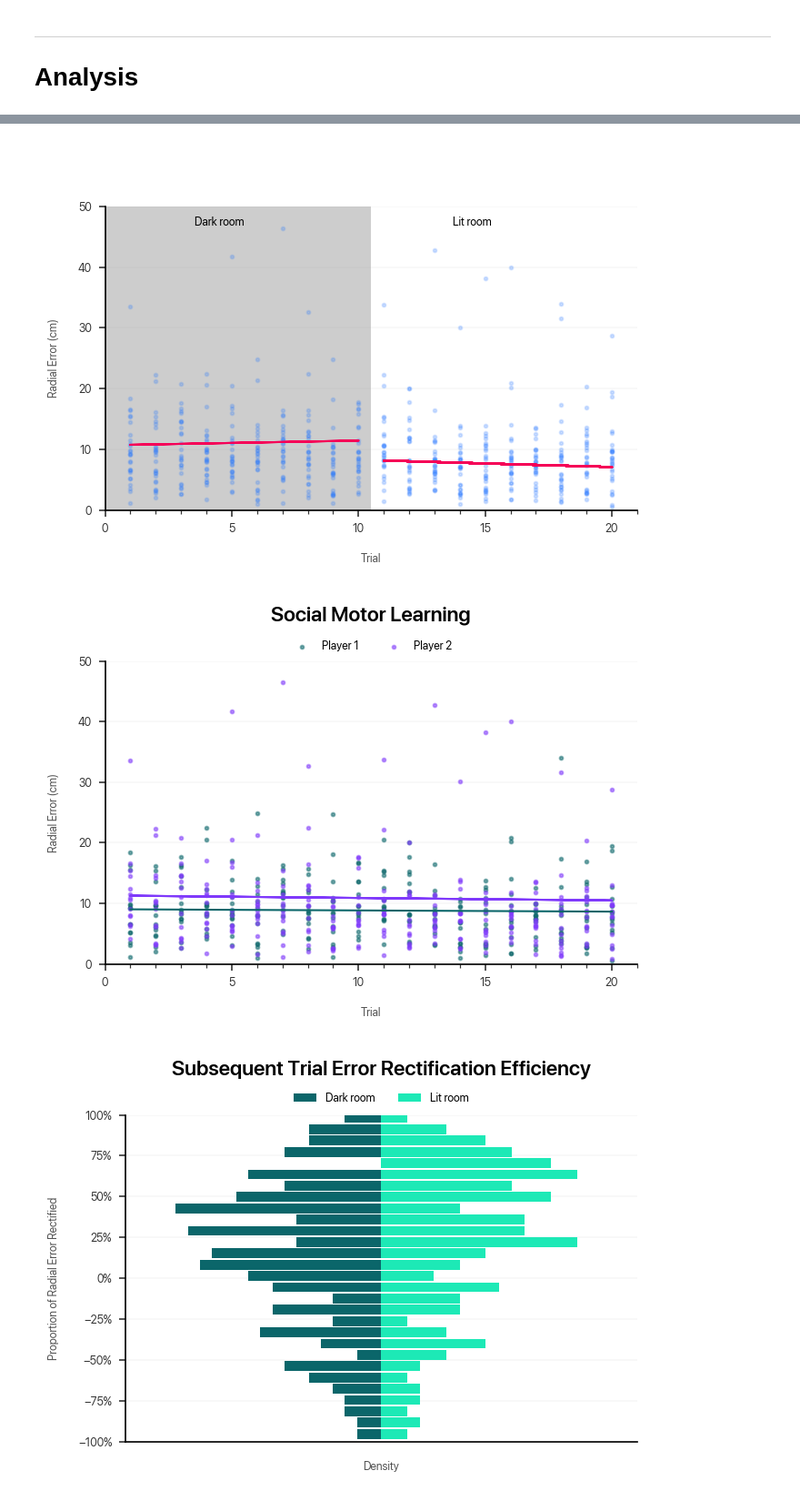
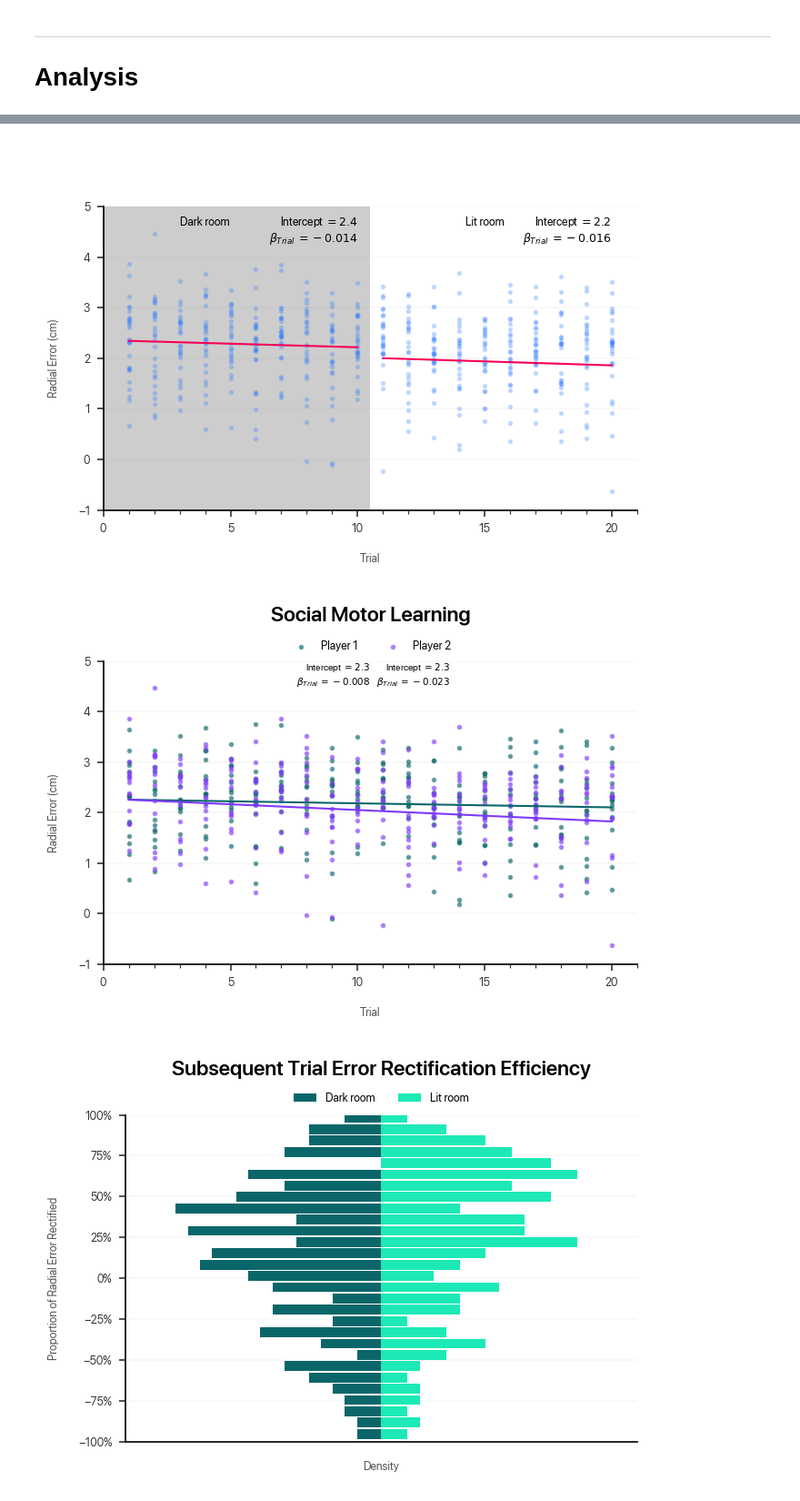
Before and after one commit to dlundgaard/BeerPongMastery, a Jupyter notebook: Analysis/analysis.ipynb, the cells around one changed output, grey strips where cells are left out. Shown at 91% size. Drawn from its saved outputs; the diff is of its cells as text; code cells hidden in the pictures.

```diff
--- a/Analysis/analysis.ipynb
+++ b/Analysis/analysis.ipynb
@@ -159,6 +159,8 @@ class Dataset(pd.Series):
         for session_path in Path(DATA_PATH).iterdir():
             if session_path.name.startswith("Session"):
                 session_id = int(session_path.name[7:])
+                if session_id != 6:
+                    continue
                 recording_data = []
                 for recording_path in session_path.iterdir():
                     if recording_path.suffix == ".tsv":
@@ -421,7 +421,9 @@ def aggregate():
                     ball_data["Distance"] = np.sqrt((ball_data[["X", "Y", "Z"]] ** 2).sum(axis = 1))
                     ball_data["DistanceHorizontal"] = np.sqrt((ball_data[["X", "Y"]] ** 2).sum(axis = 1))
 
-                    above_brim_plane = ball_data["Z"] >= 0
+                    above_brim_plane = (ball_data["Z"] >= 2) & (ball_data["Z"].shift(-1) < 2)
+                    # above_brim_plane = (ball_data["Z"].shift(1) > 2) & (ball_data["Z"] <= 2)
+                    # print(ball_data[above_brim_plane]["DistanceHorizontal"])
                     ball_data["Lateral"] = ball_data["Y"] # in the coordinate system of the recording, the Y-axis is lateral
                     ball_data["Longitude"] = ball_data["X"]
 
@@ -432,15 +434,15 @@ def aggregate():
                         "Trial": trial,
                         "CompletedThrows": trial if condition == "Darkness" else trial + 10,
                         "Outcome": "Hit" if trial_data.outcome else "Miss",
-                        "RadialError": ball_data[above_brim_plane]["Distance"].min(), # minimum distance from cup centroid in cm
-                        "DistanceMiss": max(0, ball_data[above_brim_plane]["Distance"].min() - HIT_RADIUS), # minimum distance from cup in cm
+                        "RadialError": ball_data[above_brim_plane]["DistanceHorizontal"].iloc[0], # minimum distance from cup centroid in cm
+                        # "DistanceMiss": max(0, ball_data[above_brim_plane]["Distance"].iloc[0] - HIT_RADIUS), # minimum distance from cup in cm
                         # "LateralMiss": max(0, abs(ball_data[above_brim_plane]["Lateral"]).min() - HIT_RADIUS), # lateral distance to cup in cm
                         # "LongitudeMiss": max(0, abs(ball_data[above_brim_plane]["Longitude"]).min() - HIT_RADIUS), # longitudinal distance to cup in cm
-                        "BallSpeedMax": ball_data["Speed"].max(), # ball max speed in m/s
-                        "BallAltitudeMax": ball_data["Z"].max(), # ball max altitude in cm
-                        "WristSpeedMax": trial_data["Wrist"]["Speed"].max(), # wrist max speed in m/s
-                        "DispatchDistance": -ball_data.iloc[int(DISPATCH_MARGIN * SAMPLE_RATE)]["X"], # distance to cup in cm at moment of dispatch
-                        "DispatchElbowAltitude": trial_data["Elbow"]["Z"].loc[ball_data["Speed"].idxmax()], # height of elbow in cm at time of dispatch
+                        # "BallSpeedMax": ball_data["Speed"].max(), # ball max speed in m/s
+                        # "BallAltitudeMax": ball_data["Z"].max(), # ball max altitude in cm
+                        # "WristSpeedMax": trial_data["Wrist"]["Speed"].max(), # wrist max speed in m/s
+                        # "DispatchDistance": -ball_data.iloc[int(DISPATCH_MARGIN * SAMPLE_RATE)]["X"], # distance to cup in cm at moment of dispatch
+                        # "DispatchElbowAltitude": trial_data["Elbow"]["Z"].loc[ball_data["Speed"].idxmax()], # height of elbow in cm at time of dispatch
                     })
                 except:
                     print(f"Failed to aggregate trial {trial} in session {session} {player_id} {condition}")
@@ -472,9 +488,8 @@ aggregated.set_index(["Session", "Player", "Condition", "Trial"]).round(2).head(
 # Analysis
 # %%
 OUTCOME_METRIC = "RadialError"
-TRANSFORMATION = True
 
-aggregated["Outcome"] = np.log(aggregated[OUTCOME_METRIC]) if TRANSFORMATION else aggregated[OUTCOME_METRIC]
+aggregated["LogRadialError"] = np.log(aggregated[OUTCOME_METRIC])
 # %%
 def plot_outcome_distribution():
     plt.figure()
@@ -521,19 +531,20 @@ def decorate(title):
     plt.xlabel("Trial")
     plt.ylabel("Radial Error (cm)")
     plt.xlim((0, 21))
-    plt.ylim((0, 50))
+    # plt.ylim((0, 50))
+    plt.ylim((-1, 5))
     plt.gca().xaxis.set_major_locator(ticker.MultipleLocator(5))
     plt.gca().xaxis.set_minor_locator(ticker.MultipleLocator(1))
     plt.margins(x = 0.1)
 
 def model_recap(regression_model):
     slope_name = r"$\beta_{Trial}$"
-    return ""
+    # return ""
     return f"Intercept $= {regression_model.intercept_:.1f}$\n{slope_name} $ = {regression_model.coef_[0]:.3f}$"
 
 def mark_condition():
     for condition, data in aggregated.groupby("Condition"):
-        plt.gca().add_patch(patches.Rectangle((0, 0), 10.5, 100, color = "black", alpha = 0.1, linewidth = 0, zorder = -1))
+        plt.gca().add_patch(patches.Rectangle((0, -1), 10.5, 100, color = "black", alpha = 0.1, linewidth = 0, zorder = -1))
 
         plt.annotate(
             condition,
@@ -547,7 +558,7 @@ def learning_across_trials():
     plt.figure()
     plt.scatter(
         aggregated["CompletedThrows"],
-        aggregated["Outcome"],
+        aggregated["LogRadialError"],
         s = 3,
         color = "C6",
         alpha = 0.2
@@ -579,16 +590,16 @@ def learning_across_trials_within_condition():
     plt.figure()
     plt.scatter(
         aggregated["CompletedThrows"],
-        aggregated["Outcome"],
+        aggregated["LogRadialError"],
         s = 3,
         color = "C6",
         alpha = 0.2
     )
 
     for condition, data in aggregated.groupby("Condition"):
-        reg = linear_model.GammaRegressor(alpha = 4).fit(
+        reg = linear_model.LinearRegression().fit(
             np.vstack(data["Trial"]),
-            data["Outcome"]
+            data["LogRadialError"]
         )
 
         plt.annotate(
@@ -619,48 +630,48 @@ def learning_by_playing_order():
     for player_id, data in aggregated.groupby("Player"):
         plt.scatter(
             data["CompletedThrows"],
-            data["Outcome"],
+            data["LogRadialError"],
             s = 3,
             label = f"Player {player_id}",
             color = "C0" if player_id == 1 else "C2",
             alpha = 0.5
         )
 
-        reg = linear_model.GammaRegressor(alpha = 4).fit(
+        reg = linear_model.LinearRegression().fit(
             np.vstack(data["Trial"]),
-            data["Outcome"]
+            data["LogRadialError"]
         )
 
         plt.annotate(
             model_recap(reg),
             (0.5 + (0 if player_id == 1 else 0.15), 1),
             xycoords="axes fraction",
             horizontalalignment = "right",
             verticalalignment = "top",
             fontsize = 5,
         )
 
         plt.plot(
             data["CompletedThrows"],
             reg.predict(np.vstack(data["CompletedThrows"])),
             color = "C0" if player_id == 1 else "C2",
             linewidth = 1
         )
 
     decorate("Social Motor Learning")
     plt.legend(
             loc = "upper center",
             bbox_to_anchor = (0.5, 1.1),
             ncol = 2,
         )
     plt.tight_layout()
 
 # learning_across_trials()
 learning_across_trials_within_condition()
 learning_by_playing_order()
 # %% [output]
-[figure, old version]
+[figure, new version]
-[figure, old version]
+[figure, new version]
 # %%
 aggregated["Previous"] = aggregated.groupby(["Participant",  "Condition"])[OUTCOME_METRIC].shift()
 aggregated["RectificationEfficiency"] = (aggregated["Previous"] - aggregated[OUTCOME_METRIC]) / aggregated["Previous"]
```
Also changed, not shown: parts of 5 cells of this notebook, 7 other files.
